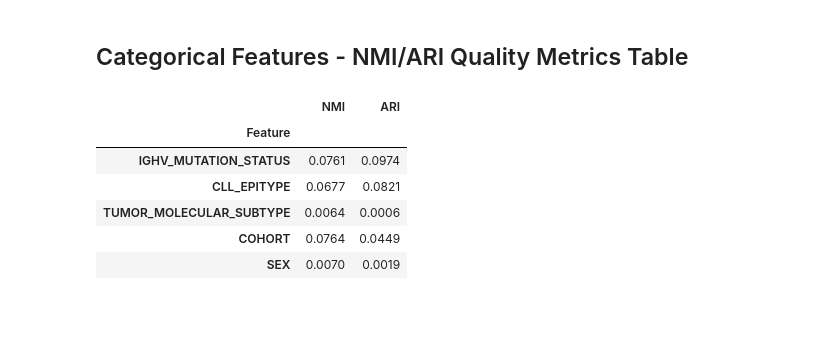
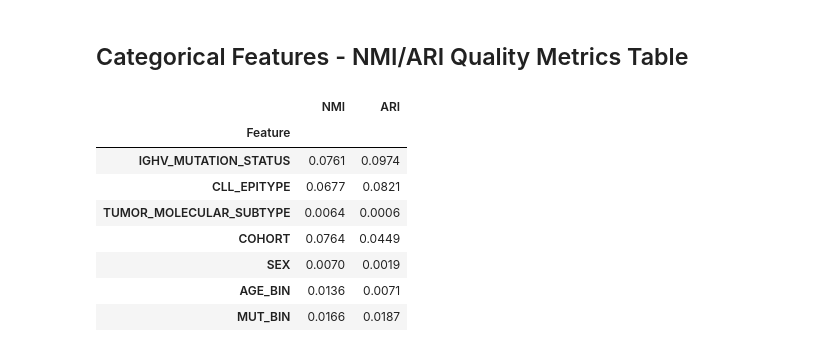
Before and after one commit to MahikaJaguste/msc-thesis, a Jupyter notebook: patient_community_project/analysis/decision_tree.ipynb, the cells around one changed output. Cells and saved outputs as stored; diff of their text form; code cells hidden in the pictures; blank space fills up the shorter version.

```diff
--- a/patient_community_project/analysis/decision_tree.ipynb
+++ b/patient_community_project/analysis/decision_tree.ipynb
@@ -245,15 +249,17 @@ category_orders = {
     'SEX': ['Female', 'Male']
 }
 
+# for col in ['SF3B1', 'TP53', 'POT1', 'CSMD1', 'ZMYM3', 'PCLO',  'MYD88', 'NOTCH1',  'ATM', 'TTN',
+#             ]:
+#     category_orders[col] = ['yes', 'no']
+
 # Fill missing values for categorical columns with 'Unknown'
 for col, order in category_orders.items():
     df[col] = df[col].fillna('Unknown')
 
 # Fill missing values for numerical columns
 for col in features:
-    if col in ['SF3B1', 'TP53', 'POT1', 'CSMD1', 'ZMYM3', 'PCLO',  'MYD88', 'NOTCH1',  'ATM', 'TTN']:
-        continue
-    if col not in category_orders:
+    if col not in category_orders and df[col].dtype in [np.float64, np.int64]:
         df[col] = df[col].fillna(df[col].median())
 
 # Ordinal encode categorical columns
@@ -675,6 +734,26 @@ features = [
 
 # Drop rows with missing communityId
 df = df.dropna(subset=['communityId'])
+
+# age bin using above function bin_age
+df['AGE_BIN'] = df['AGE_SAMPLING'].apply(lambda x: bin_age(x))
+
+# [0, 23, 25, 30, 500] use these bins for mutation count
+def bin_mutation_count(count):
+    if pd.isna(count):
+        return 'Unknown'
+    elif count <= 23:
+        return 'Low'
+    elif count <= 25:
+        return 'Medium'
+    elif count <= 30:
+        return 'High'
+    else:
+        return 'Very High'
+df['MUT_BIN'] = df['MUTATION_COUNT'].apply(lambda x: bin_mutation_count(x))
+
+# Add age and mutation count bins to features
+features += ['AGE_BIN', 'MUT_BIN']
 
 # Initialize results dictionary
 results = {'Feature': [], 'NMI': [], 'ARI': []}
@@ -695,30 +774,32 @@ for feature in features:
     ari = adjusted_rand_score(y, x)
 
     # Store results
     results['Feature'].append(feature)
     results['NMI'].append(round(nmi, 4))
     results['ARI'].append(round(ari, 4))
 
 # Create DataFrame
 metrics_df = pd.DataFrame(results)
 metrics_df.set_index('Feature', inplace=True)
 
 # Save to CSV
 # metrics_df.to_csv("nmi_ari_metrics.csv")
 
 # Generate LaTeX table
 latex_table = metrics_df.to_latex(index=True, float_format="%.4f", column_format="|l|c|c|")
 
 # Save LaTeX table to file
 # with open("nmi_ari_metrics_table.tex", "w") as f:
 #     f.write(latex_table)
 
 metrics_df
 # %% [output]
 |  | NMI | ARI |
 | Feature |  |  |
 | IGHV_MUTATION_STATUS | 0.0761 | 0.0974 |
 | CLL_EPITYPE | 0.0677 | 0.0821 |
 | TUMOR_MOLECULAR_SUBTYPE | 0.0064 | 0.0006 |
 | COHORT | 0.0764 | 0.0449 |
 | SEX | 0.0070 | 0.0019 |
+| AGE_BIN | 0.0136 | 0.0071 |
+| MUT_BIN | 0.0166 | 0.0187 |
```
Also changed, not shown: parts of 8 cells of this notebook, 2 other files.
